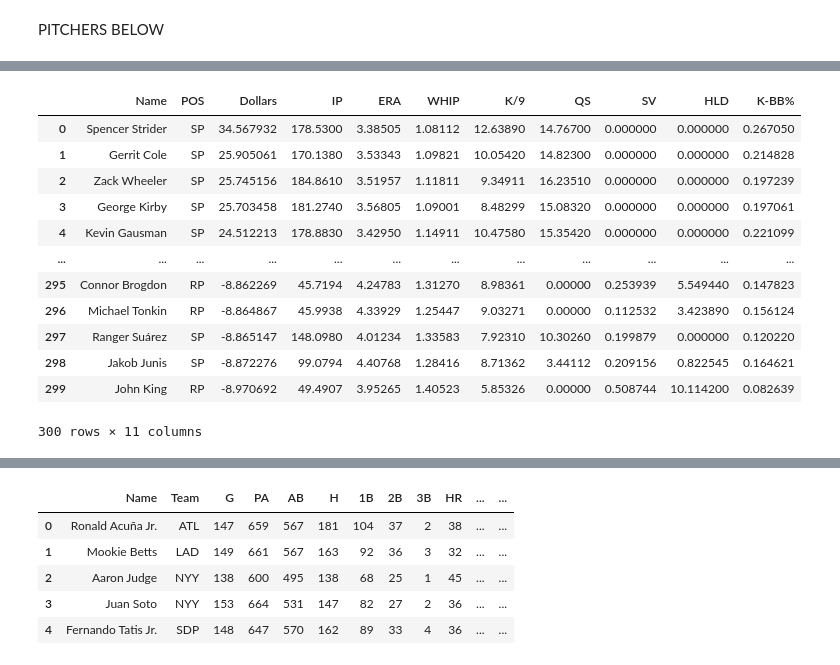
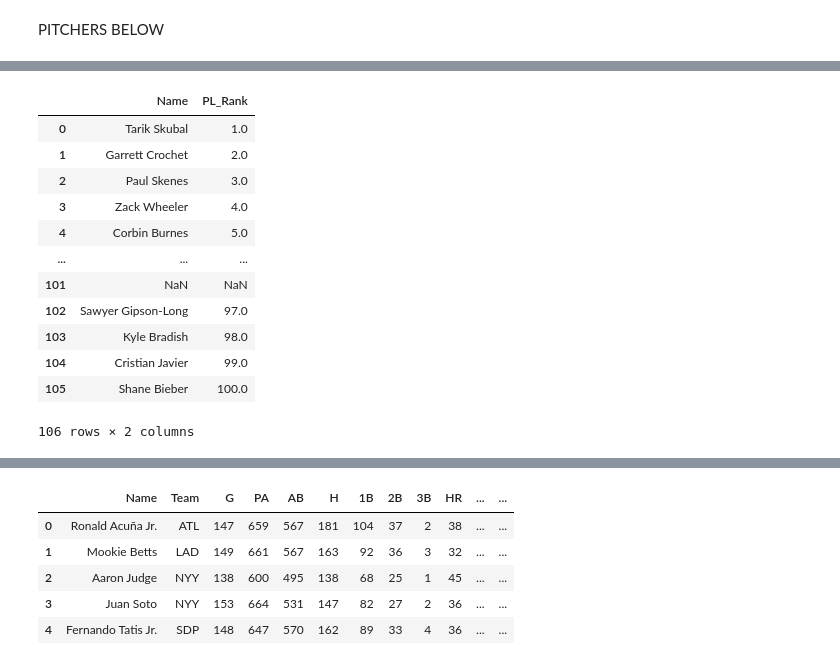
Before and after one commit to rmurnane94/Baseball2025, a Jupyter notebook: FantasyBaseball2025Prep.ipynb, the cells around one changed output, grey strips where cells are left out. Saved outputs shown, nothing was run; the diff lists cells and outputs as text; code cells hidden in the pictures.

Commit message:
added more data and modified notebook

```diff
--- a/FantasyBaseball2025Prep.ipynb
+++ b/FantasyBaseball2025Prep.ipynb
@@ -42,21 +88,24 @@ joined_ATC_pitchers = ATC_pitcher_values_simplified.merge(ATC_pitcher_projection
 # %%
-final_ATC_pitchers = joined_ATC_pitchers[['Name', 'POS', 'Dollars', 'IP','ERA', 'WHIP',  'K/9', 'QS','SV', 'HLD', 'K-BB%']]
-final_ATC_pitchers.sort_values(by=['Dollars'])
+# final_ATC_pitchers = joined_ATC_pitchers[['Name', 'POS', 'Dollars', 'IP','ERA', 'WHIP',  'K/9', 'QS','SV', 'HLD', 'K-BB%']]
+# final_ATC_pitchers.sort_values(by=['Dollars'])
 
-final_ATC_pitchers = final_ATC_pitchers.head(300)
-final_ATC_pitchers
+# final_ATC_pitchers = final_ATC_pitchers.head(300)
+# final_ATC_pitchers
+
+PL_rankings = pandas.read_csv('Data/PL_ranks.csv', encoding='latin-1')
+# PL_rankings
 # %% [output]
-|  | Name | POS | Dollars | IP | ERA | WHIP | K/9 | QS | SV | HLD | K-BB% |
-| 0 | Spencer Strider | SP | 34.567932 | 178.5300 | 3.38505 | 1.08112 | 12.63890 | 14.76700 | 0.000000 | 0.000000 | 0.267050 |
-| 1 | Gerrit Cole | SP | 25.905061 | 170.1380 | 3.53343 | 1.09821 | 10.05420 | 14.82300 | 0.000000 | 0.000000 | 0.214828 |
-| 2 | Zack Wheeler | SP | 25.745156 | 184.8610 | 3.51957 | 1.11811 | 9.34911 | 16.23510 | 0.000000 | 0.000000 | 0.197239 |
-| 3 | George Kirby | SP | 25.703458 | 181.2740 | 3.56805 | 1.09001 | 8.48299 | 15.08320 | 0.000000 | 0.000000 | 0.197061 |
-| 4 | Kevin Gausman | SP | 24.512213 | 178.8830 | 3.42950 | 1.14911 | 10.47580 | 15.35420 | 0.000000 | 0.000000 | 0.221099 |
-| ... | ... | ... | ... | ... | ... | ... | ... | ... | ... | ... | ... |
-| 295 | Connor Brogdon | RP | -8.862269 | 45.7194 | 4.24783 | 1.31270 | 8.98361 | 0.00000 | 0.253939 | 5.549440 | 0.147823 |
-| 296 | Michael Tonkin | RP | -8.864867 | 45.9938 | 4.33929 | 1.25447 | 9.03271 | 0.00000 | 0.112532 | 3.423890 | 0.156124 |
-| 297 | Ranger Suárez | SP | -8.865147 | 148.0980 | 4.01234 | 1.33583 | 7.92310 | 10.30260 | 0.199879 | 0.000000 | 0.120220 |
-| 298 | Jakob Junis | SP | -8.872276 | 99.0794 | 4.40768 | 1.28416 | 8.71362 | 3.44112 | 0.209156 | 0.822545 | 0.164621 |
-| 299 | John King | RP | -8.970692 | 49.4907 | 3.95265 | 1.40523 | 5.85326 | 0.00000 | 0.508744 | 10.114200 | 0.082639 |
+|  | Name | PL_Rank |
+| 0 | Tarik Skubal | 1.0 |
+| 1 | Garrett Crochet | 2.0 |
+| 2 | Paul Skenes | 3.0 |
+| 3 | Zack Wheeler | 4.0 |
+| 4 | Corbin Burnes | 5.0 |
+| ... | ... | ... |
+| 101 | NaN | NaN |
+| 102 | Sawyer Gipson-Long | 97.0 |
+| 103 | Kyle Bradish | 98.0 |
+| 104 | Cristian Javier | 99.0 |
+| 105 | Shane Bieber | 100.0 |
-300 rows × 11 columns
+106 rows × 2 columns
 # %%
```
Also changed, not shown: parts of 11 cells of this notebook, 3 other files.
